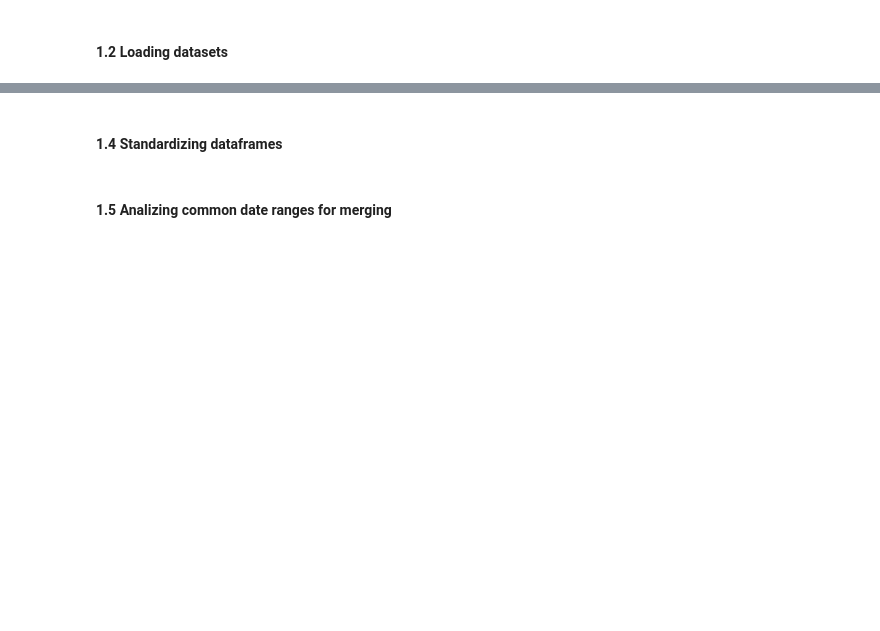
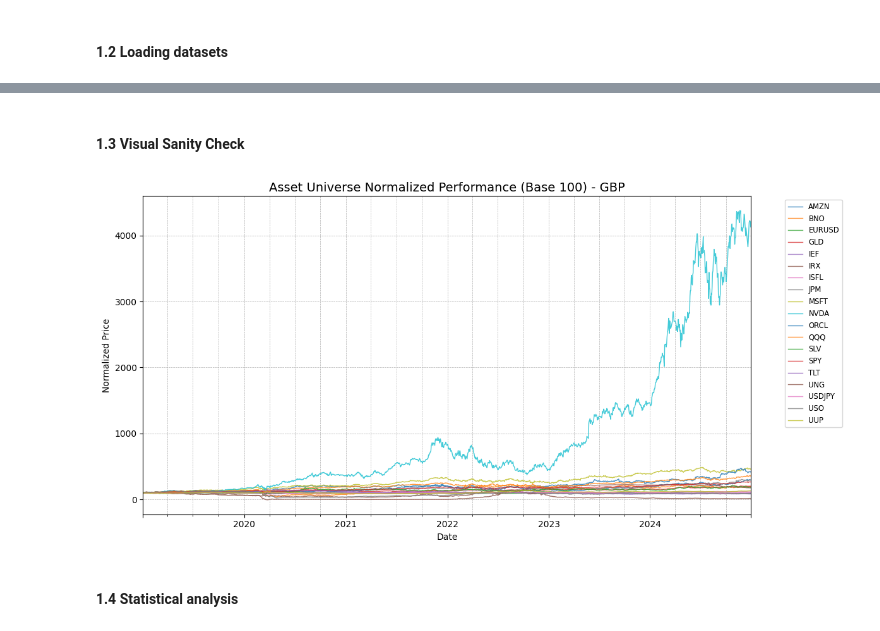
Before and after one commit to jamesafh99/finance-project, a Jupyter notebook: notebooks/01_data_cleaning.ipynb, the cells around one changed output, grey strips where cells are left out. Cells and saved outputs as stored; diff of their text form; code cells hidden in the pictures; blank space fills up the shorter version.

```diff
--- a/notebooks/01_data_cleaning.ipynb
+++ b/notebooks/01_data_cleaning.ipynb
@@ -21,2 +19,10 @@ raw_prices_dir = raw_path("prices")
+# %%
+import pandas as pd
+import matplotlib.pyplot as plt
+import seaborn as sns
+from src.data.preprocessing import convert_currency
+
+# Parameters
+TARGET_CURRENCY = "GBP" # Must match what was set in 00_notebook
 # %% [markdown]
 #### **1.2 Loading datasets**
@@ -150,0 +29,3 @@ dtype: bool
+# %%
+asset_universe = convert_currency(target_currency=TARGET_CURRENCY)
+asset_universe
@@ -151,2 +64,21 @@ dtype: bool
+# %% [markdown]
+#### **1.3 Visual Sanity Check**
+# %%
+# Plotting all assets rebased to 100 to compare relative performance and spot outliers.
+# This helps identifying data spikes or bad conversions visually.
+
+plt.figure(figsize=(12, 6))
+normalized_prices = (asset_universe / asset_universe.iloc[0]) * 100
+normalized_prices.plot(ax=plt.gca(), linewidth=1, alpha=0.8)
+
+plt.title(f"Asset Universe Normalized Performance (Base 100) - {TARGET_CURRENCY}", fontsize=14)
+plt.xlabel("Date")
+plt.ylabel("Normalized Price")
+plt.legend(bbox_to_anchor=(1.05, 1), loc='upper left', fontsize='small', ncol=1)
+plt.grid(True, which='both', linestyle='--', linewidth=0.5)
+plt.tight_layout()
+plt.show()
+# %% [output]
+[figure, added]
 # %% [markdown]
-#### **1.4 Standardizing dataframes**
+#### **1.4 Statistical analysis**
@@ -170,2 +84,0 @@ for file in raw_prices_dir.glob("*.csv"):
-# %% [markdown]
-#### **1.5 Analizing common date ranges for merging**
```
Also changed, not shown: parts of 17 cells of this notebook, 6 other files.
